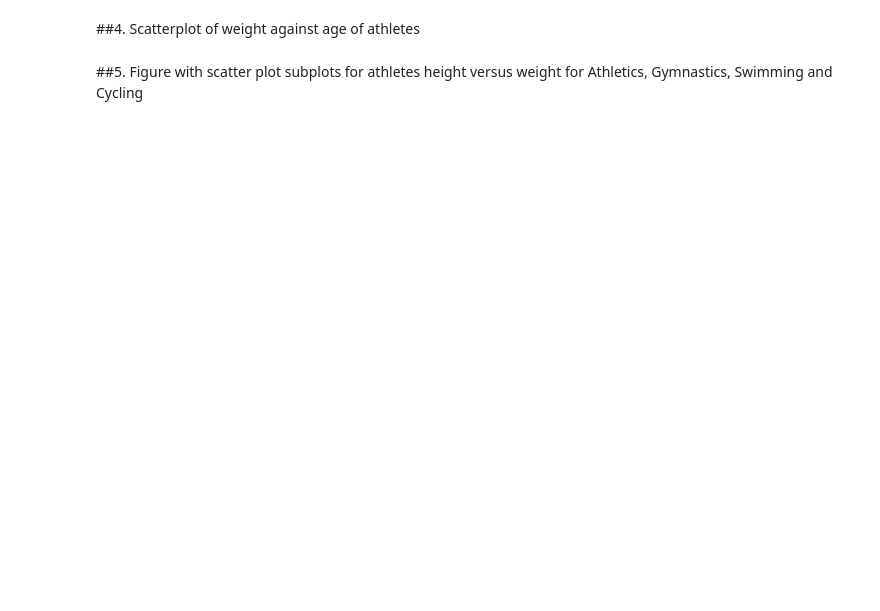
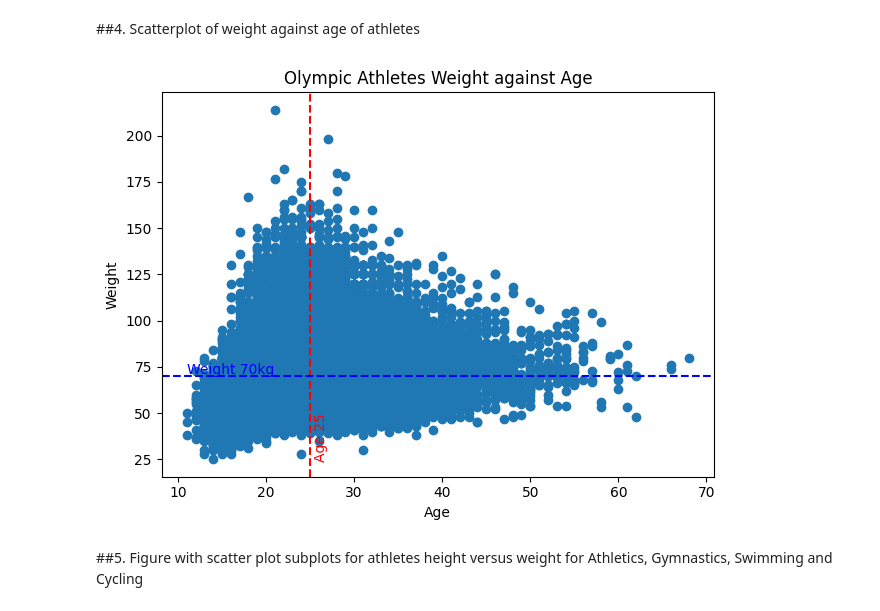
Before and after one commit to kiundi/kamilimu_assignments, a Jupyter notebook: python_libraries_2/data_visualization.ipynb, the cells around one changed output. Cells and saved outputs as stored; diff of their text form; code cells hidden in the pictures; blank space fills up the shorter version.

```diff
--- a/python_libraries_2/data_visualization.ipynb
+++ b/python_libraries_2/data_visualization.ipynb
@@ -15,4 +89,25 @@ countries = pd.read_csv("https://raw.githubusercontent.com/google/dspl/master/sa
 # %% [markdown]
 ##4. Scatterplot of weight against age of athletes
+# %%
+valid_Bmi = unique_df.dropna(subset = ['Age','Weight'])
+Ages = valid_Bmi.Age
+Weights = valid_Bmi.Weight
+
+plt.scatter(Ages, Weights)
+
+plt.axvline(x=25, color='red', linestyle='--', linewidth=1.5, label='Age = 25')
+plt.axhline(y=70, color='blue', linestyle='--', linewidth=1.5, label='Weight = 70kg')
+
+plt.text(25 + 0.5, Weights.min(), 'Age 25', color='red', rotation=90)
+plt.text(Ages.min(), 70 + 1, 'Weight 70kg', color='blue')
+
+plt.xlabel('Age')
+plt.ylabel('Weight')
+plt.title('Olympic Athletes Weight against Age')
+
+plt.tight_layout()
+plt.show()
+# %% [output]
+[figure, added]
 # %% [markdown]
 ##5. Figure with scatter plot subplots for athletes height versus weight for Athletics, Gymnastics, Swimming and Cycling
```
Also changed, not shown: parts of 12 cells of this notebook.
